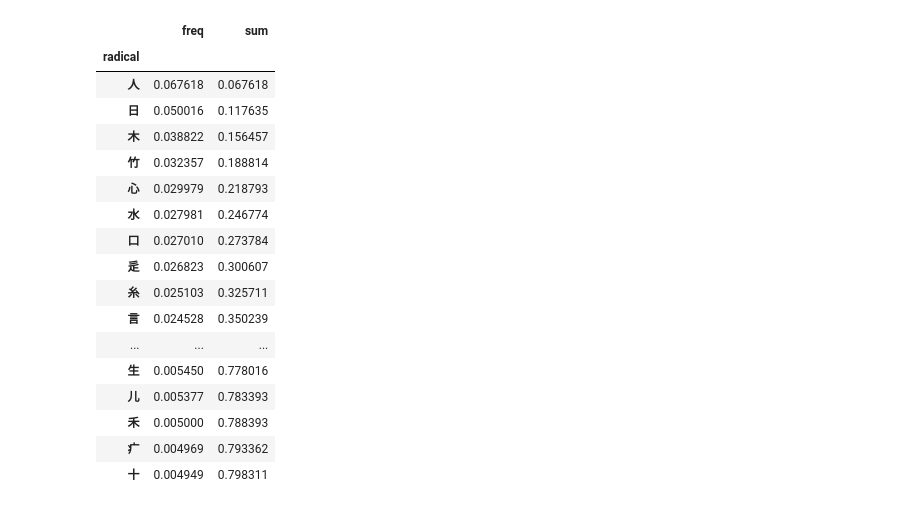
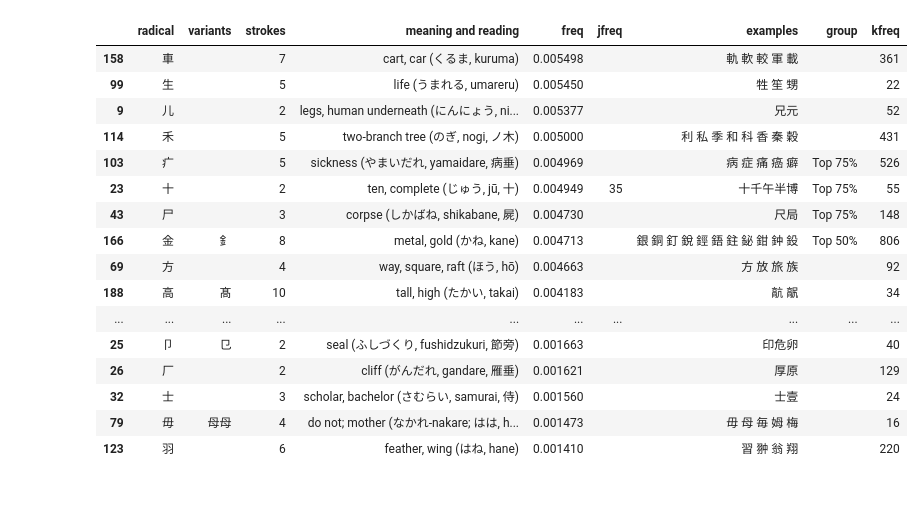
Before and after one commit to Arey125/JWL, a Jupyter notebook: Radicals/Notebook.ipynb, the cells around one changed output. Saved outputs shown, nothing was run; the diff lists cells and outputs as text; code cells hidden in the pictures.

Commit message:
Radicals from wiki

```diff
--- a/Radicals/Notebook.ipynb
+++ b/Radicals/Notebook.ipynb
@@ -64,21 +7,0 @@ radical_freq['sum'] = sum_freq
-# %%
-radical_freq.head(60)
-# %% [output]
-|  | freq | sum |
-| radical |  |  |
-| 人 | 0.067618 | 0.067618 |
-| 日 | 0.050016 | 0.117635 |
-| 木 | 0.038822 | 0.156457 |
-| 竹 | 0.032357 | 0.188814 |
-| 心 | 0.029979 | 0.218793 |
-| 水 | 0.027981 | 0.246774 |
-| 口 | 0.027010 | 0.273784 |
-| 辵 | 0.026823 | 0.300607 |
-| 糸 | 0.025103 | 0.325711 |
-| 言 | 0.024528 | 0.350239 |
-| ... | ... | ... |
-| 生 | 0.005450 | 0.778016 |
-| 儿 | 0.005377 | 0.783393 |
-| 禾 | 0.005000 | 0.788393 |
-| 疒 | 0.004969 | 0.793362 |
-| 十 | 0.004949 | 0.798311 |
@@ -84,0 +69,20 @@ radical_freq.head(60)
+# %%
+radicals.sort_values('freq',ascending=False)[50:100]
+# %% [output]
+|  | radical | variants | strokes | meaning and reading | freq | jfreq | examples | group | kfreq |
+| 158 | 車 |  | 7 | cart, car (くるま, kuruma) | 0.005498 |  | 軌 軟 較 軍 載 |  | 361 |
+| 99 | 生 |  | 5 | life (うまれる, umareru) | 0.005450 |  | 牲 笙 甥 |  | 22 |
+| 9 | 儿 |  | 2 | legs, human underneath (にんにょう, ni... | 0.005377 |  | 兄元 |  | 52 |
+| 114 | 禾 |  | 5 | two-branch tree (のぎ, nogi, ノ木) | 0.005000 |  | 利 私 季 和 科 香 秦 穀 |  | 431 |
+| 103 | 疒 |  | 5 | sickness (やまいだれ, yamaidare, 病垂) | 0.004969 |  | 病 症 痛 癌 癖 | Top 75% | 526 |
+| 23 | 十 |  | 2 | ten, complete (じゅう, jū, 十) | 0.004949 | 35 | 十千午半博 | Top 75% | 55 |
+| 43 | 尸 |  | 3 | corpse (しかばね, shikabane, 屍) | 0.004730 |  | 尺局 | Top 75% | 148 |
+| 166 | 金 | 釒 | 8 | metal, gold (かね, kane) | 0.004713 |  | 銀 銅 釘 銳 鋞 鋙 鉒 鉍 鉗 鈡 鈠 | Top 50% | 806 |
+| 69 | 方 |  | 4 | way, square, raft (ほう, hō) | 0.004663 |  | 方 放 旅 族 |  | 92 |
+| 188 | 高 | 髙 | 10 | tall, high (たかい, takai) | 0.004183 |  | 髚 髛 |  | 34 |
+| ... | ... | ... | ... | ... | ... | ... | ... | ... | ... |
+| 25 | 卩 | 㔾 | 2 | seal (ふしづくり, fushidzukuri, 節旁) | 0.001663 |  | 印危卵 |  | 40 |
+| 26 | 厂 |  | 2 | cliff (がんだれ, gandare, 雁垂) | 0.001621 |  | 厚原 |  | 129 |
+| 32 | 士 |  | 3 | scholar, bachelor (さむらい, samurai, 侍) | 0.001560 |  | 士壹 |  | 24 |
+| 79 | 毋 | 母⺟ | 4 | do not; mother (なかれ-nakare; はは, h... | 0.001473 |  | 毋 母 毎 姆 梅 |  | 16 |
+| 123 | 羽 |  | 6 | feather, wing (はね, hane) | 0.001410 |  | 習 翀 翁 翔 |  | 220 |
```
Also changed, not shown: parts of 9 cells of this notebook.
